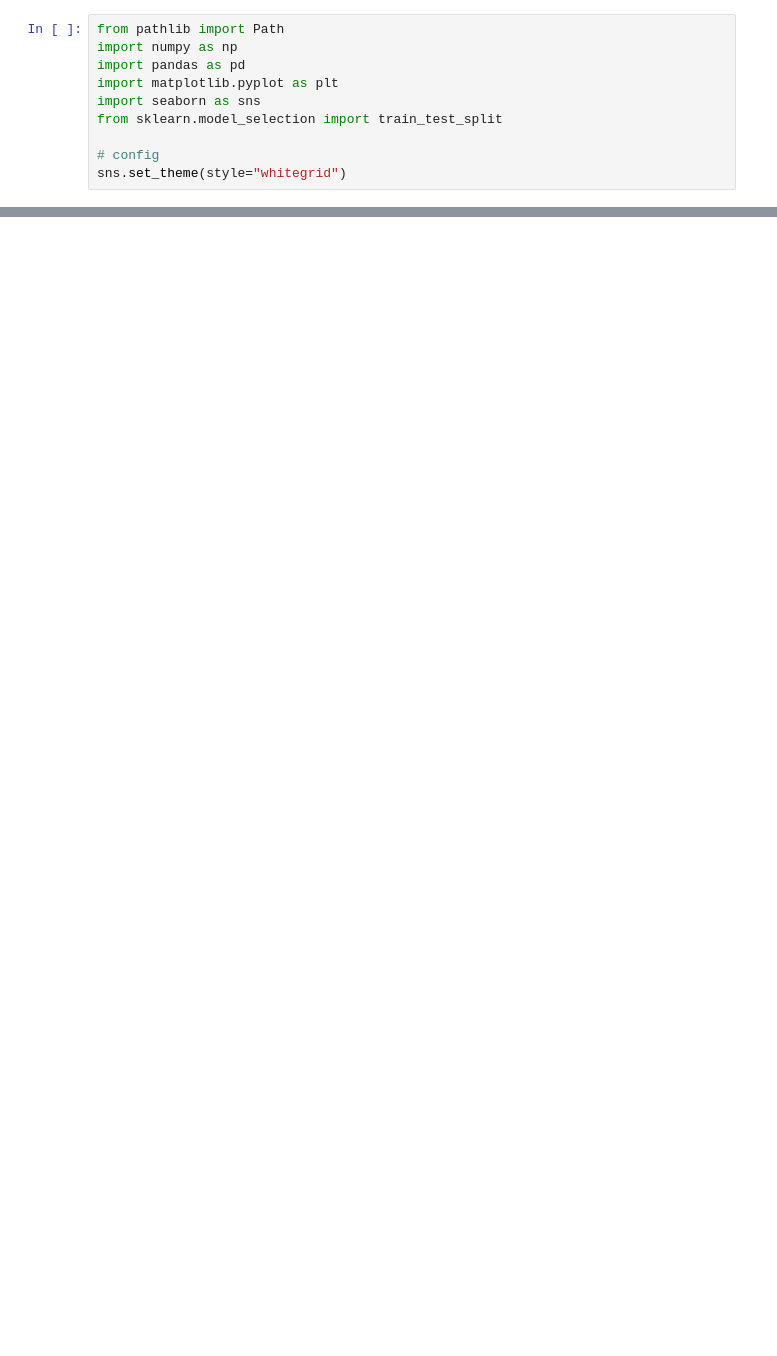
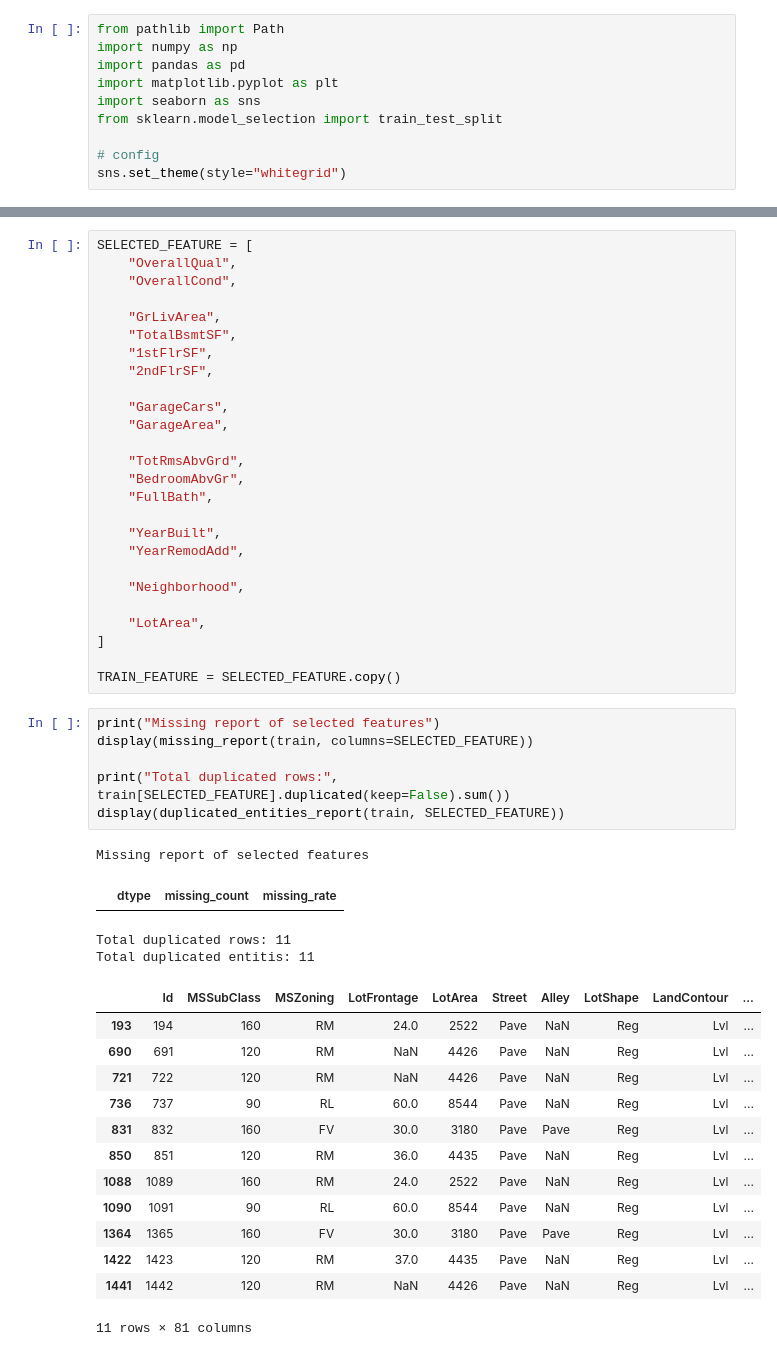
Before and after one commit to Tolia-GH/ITMO-MA, a Jupyter notebook: EnterExam/ai/Practice/S1-1/S1-Regression.ipynb, the cells around one changed output, grey strips where cells are left out. Cells and saved outputs as stored; diff of their text form; blank space fills up the shorter version.

```diff
--- a/EnterExam/ai/Practice/S1-1/S1-Regression.ipynb
+++ b/EnterExam/ai/Practice/S1-1/S1-Regression.ipynb
@@ -255,0 +555,50 @@ Objective Columns: ['MSZoning', 'Street', 'Alley', 'LotShape', 'LandContour', 'U
+# %%
+SELECTED_FEATURE = [
+    "OverallQual",
+    "OverallCond",
+
+    "GrLivArea",
+    "TotalBsmtSF",
+    "1stFlrSF",
+    "2ndFlrSF",
+
+    "GarageCars",
+    "GarageArea",
+
+    "TotRmsAbvGrd",
+    "BedroomAbvGr",
+    "FullBath",
+
+    "YearBuilt",
+    "YearRemodAdd",
+
+    "Neighborhood",
+
+    "LotArea",
+]
+
+TRAIN_FEATURE = SELECTED_FEATURE.copy()
+# %%
+print("Missing report of selected features")
+display(missing_report(train, columns=SELECTED_FEATURE))
+
+print("Total duplicated rows:", train[SELECTED_FEATURE].duplicated(keep=False).sum())
+display(duplicated_entities_report(train, SELECTED_FEATURE))
+# %% [output]
+Missing report of selected features
+|  | dtype | missing_count | missing_rate |
+Total duplicated rows: 11
+Total duplicated entitis: 11
+|  | Id | MSSubClass | MSZoning | LotFrontage | LotArea | Street | Alley | LotShape | LandContour | ... |
+| 193 | 194 | 160 | RM | 24.0 | 2522 | Pave | NaN | Reg | Lvl | ... |
+| 690 | 691 | 120 | RM | NaN | 4426 | Pave | NaN | Reg | Lvl | ... |
+| 721 | 722 | 120 | RM | NaN | 4426 | Pave | NaN | Reg | Lvl | ... |
+| 736 | 737 | 90 | RL | 60.0 | 8544 | Pave | NaN | Reg | Lvl | ... |
+| 831 | 832 | 160 | FV | 30.0 | 3180 | Pave | Pave | Reg | Lvl | ... |
+| 850 | 851 | 120 | RM | 36.0 | 4435 | Pave | NaN | Reg | Lvl | ... |
+| 1088 | 1089 | 160 | RM | 24.0 | 2522 | Pave | NaN | Reg | Lvl | ... |
+| 1090 | 1091 | 90 | RL | 60.0 | 8544 | Pave | NaN | Reg | Lvl | ... |
+| 1364 | 1365 | 160 | FV | 30.0 | 3180 | Pave | Pave | Reg | Lvl | ... |
+| 1422 | 1423 | 120 | RM | 37.0 | 4435 | Pave | NaN | Reg | Lvl | ... |
+| 1441 | 1442 | 120 | RM | NaN | 4426 | Pave | NaN | Reg | Lvl | ... |
+11 rows × 81 columns
```
Also changed, not shown: parts of 43 cells of this notebook, 1 other file.
